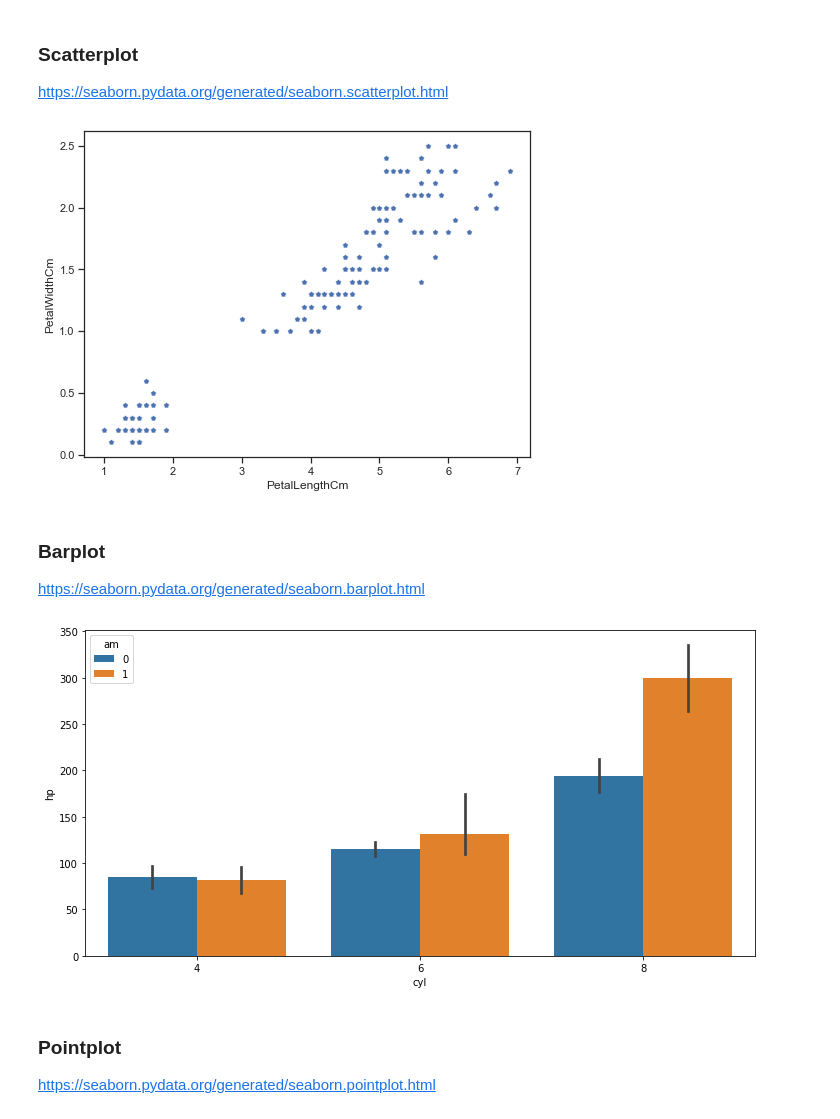
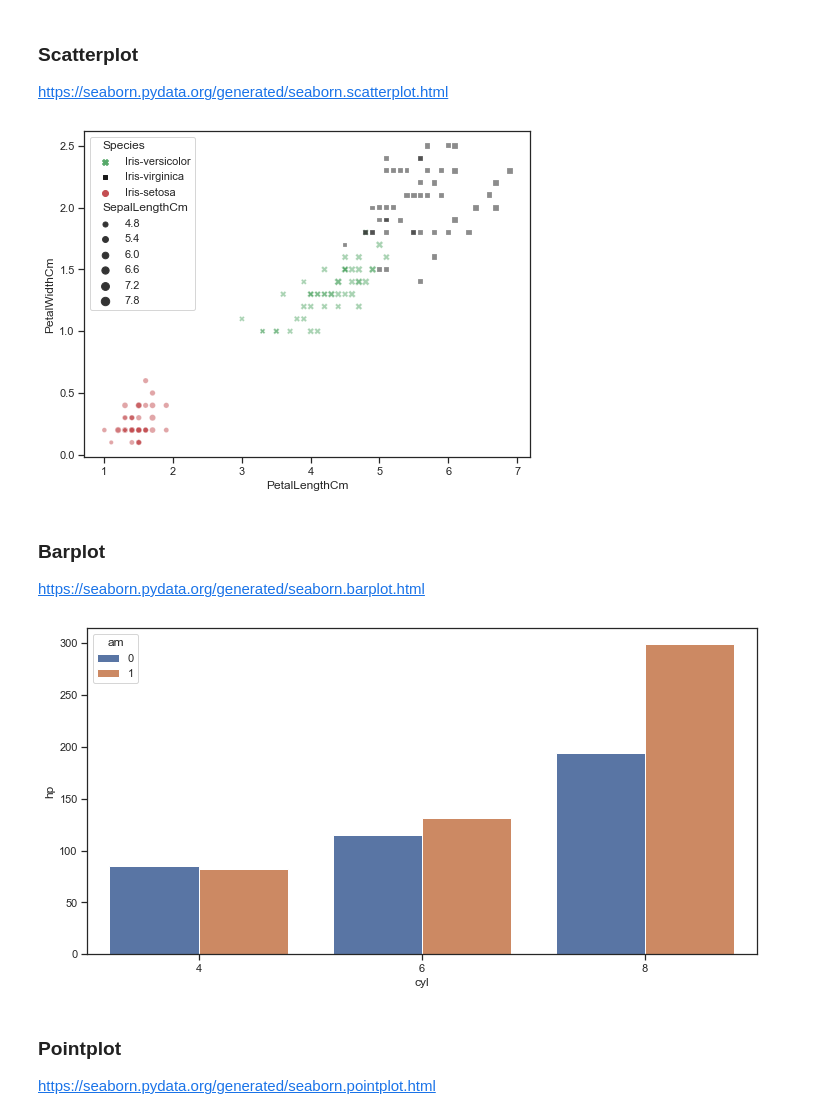
Before and after one commit to GenomicsUA/workshops, a Jupyter notebook: Python_R_Visualization/Python/Seaborn.ipynb, the cells around one changed output. Saved outputs shown, nothing was run; the diff lists cells and outputs as text; code cells hidden in the pictures.

```diff
--- a/Python_R_Visualization/Python/Seaborn.ipynb
+++ b/Python_R_Visualization/Python/Seaborn.ipynb
@@ -45,7 +65,7 @@ plt.ion()
 https://seaborn.pydata.org/generated/seaborn.set_style.html
 `darkgrid, whitegrid, dark, white, ticks`
 # %%
-sns.set_style(style='white', rc=None)
+sns.set_style(style='ticks', rc=None)
 sinplot()
 # %% [output]
 [figure]
@@ -95,6 +116,6 @@ sns.set_palette(palette)
 https://seaborn.pydata.org/generated/seaborn.set_context.html
 `paper, notebook, talk, poster`
 # %%
-sns.set_context(context='notebook', font_scale=1, rc=None)
+sns.set_context(context='poster', font_scale=1, rc=None)
 sinplot()
 # %% [output]
@@ -172,27 +193,27 @@ https://seaborn.pydata.org/generated/seaborn.scatterplot.html
 # %%
 plt.figure(figsize=[8,6])
 sns.scatterplot(x='PetalLengthCm', y='PetalWidthCm', marker='p', data=iris,
-#                 hue='Species', style='Species',
-#                 hue_order=['Iris-versicolor', 'Iris-virginica', 'Iris-setosa'],
-#                 palette={'Iris-setosa': 'r', 'Iris-versicolor': 'g', 'Iris-virginica': 'k'},
-#                 size='SepalLengthCm',
-#                 alpha=0.5
+                hue='Species', style='Species',
+                hue_order=['Iris-versicolor', 'Iris-virginica', 'Iris-setosa'],
+                palette={'Iris-setosa': 'r', 'Iris-versicolor': 'g', 'Iris-virginica': 'k'},
+                size='SepalLengthCm',
+                alpha=0.5
                )
 plt.show()
 # %% [output]
-[figure, old version]
+[figure, new version]
 # %% [markdown]
 ### Barplot
 https://seaborn.pydata.org/generated/seaborn.barplot.html
 # %%
 plt.figure(figsize=(12,6))
 sns.barplot(data=mtcars, x='cyl', y='hp',
             hue='am',
-#             ci=None
+            ci=None
            )
 plt.show()
 # %% [output]
-[figure, old version]
+[figure, new version]
 # %% [markdown]
 ### Pointplot
 https://seaborn.pydata.org/generated/seaborn.pointplot.html
```
Also changed, not shown: parts of 20 cells of this notebook.
